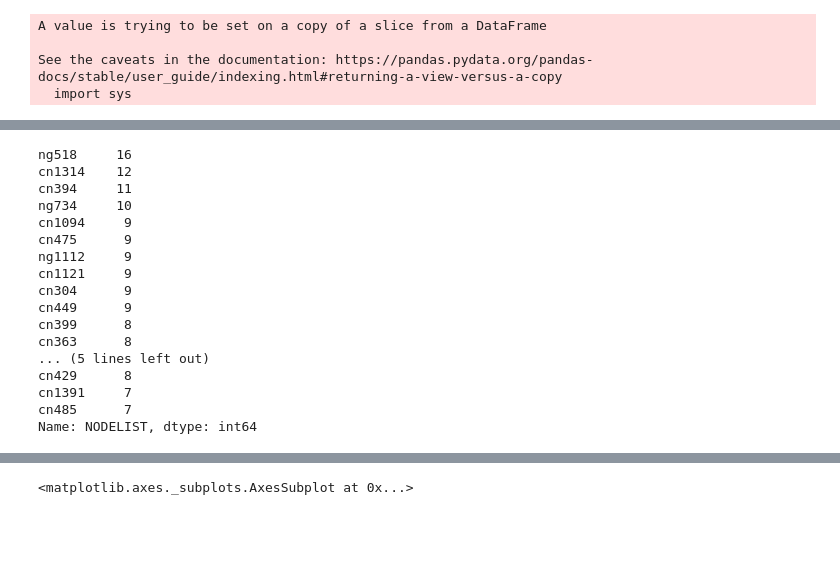
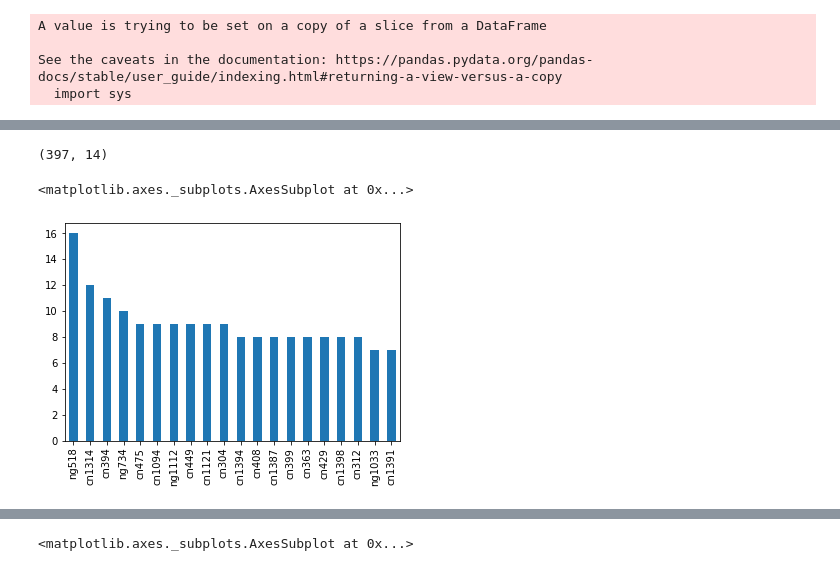
Before and after one commit to nss-data-science-cohort-4/dq2-accre-mst, a Jupyter notebook: notebooks/CMS Question.ipynb, the cells around one changed output, grey strips where cells are left out. Cells and saved outputs as stored; diff of their text form; code cells hidden in the pictures; blank space fills up the shorter version.

```diff
--- a/notebooks/CMS Question.ipynb
+++ b/notebooks/CMS Question.ipynb
@@ -55,7 +105,7 @@ cms_df.shape
 cms_df['under_hour'] = False
 
 for index, row in cms_df.USEDTIME.iteritems():
-    chopped_row = row.split(":")
+    chopped_row = str(row).split(":")
     if chopped_row[0] == '00':
         cms_df['under_hour'][index] = True
 # %% [output]
@@ -85,4 +115,0 @@ cms_df
-# %%
-#getting only failed jobs
-cms_df = cms_df[cms_df['STATE'] != 'COMPLETED']
-cms_df['STATE'].value_counts()
@@ -96,20 +274,12 @@ Name: STATE, dtype: int64
+# %%
+t = cms_df[cms_df['NODELIST']=='cn1094']
+t.shape
+# %% [output]
+(397, 14)
 # %%
-cms_df['NODELIST'].value_counts().head(20)
+most_failed_nodes = cms_df['NODELIST'].value_counts().head(20)
-# %% [output]
-ng518     16
-cn1314    12
-cn394     11
-ng734     10
-cn1094     9
-cn475      9
-ng1112     9
-cn1121     9
-cn304      9
-cn449      9
-cn399      8
-cn363      8
-... (5 lines left out)
-cn429      8
-cn1391     7
-cn485      7
-Name: NODELIST, dtype: int64
+# %%
+most_failed_nodes.plot(kind = 'bar')
+# %% [output]
+<matplotlib.axes._subplots.AxesSubplot at 0x...>
+[figure, added]
```
Also changed, not shown: parts of 29 cells of this notebook.
